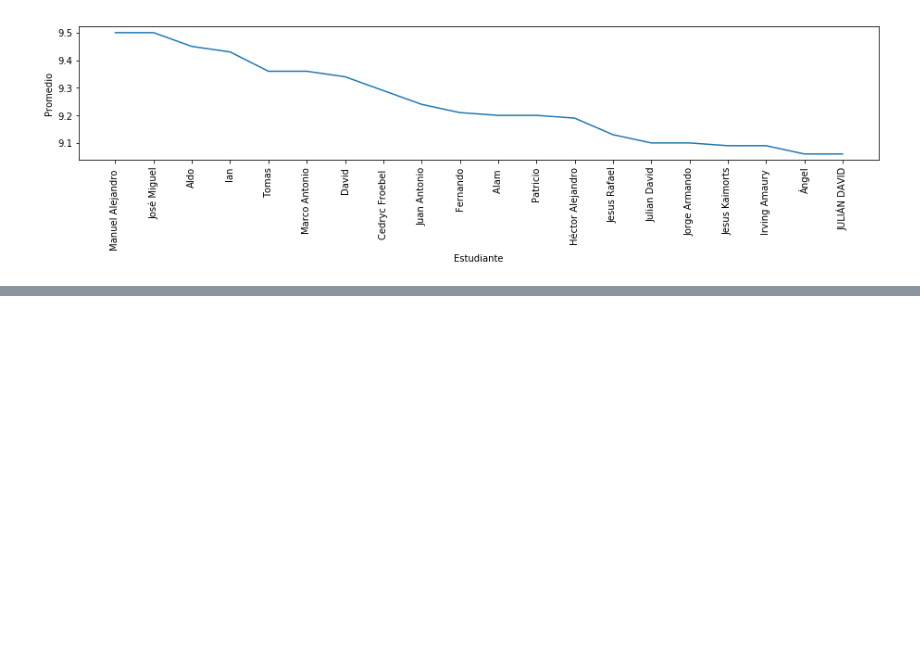
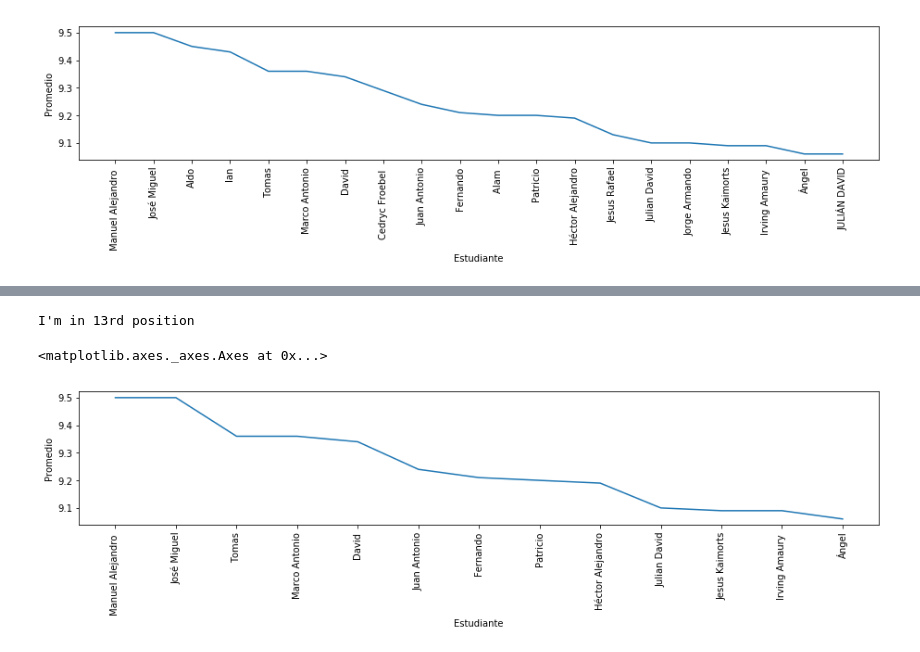
Before and after one commit to Ang3lino/learningML, a Jupyter notebook: preprocessing/albuquerque/albuquerque.ipynb, the cells around one changed output, grey strips where cells are left out. Cells and saved outputs as stored; diff of their text form; code cells hidden in the pictures; blank space fills up the shorter version.

```diff
--- a/preprocessing/albuquerque/albuquerque.ipynb
+++ b/preprocessing/albuquerque/albuquerque.ipynb
@@ -85,0 +116,5 @@ sns.distplot(samples['promedio'])
+# %%
+non_graduated_males = males_sorted[males_sorted['porcentajecreditos'] < 100] # remove graduated people
+attrs = ['nombre', 'promedio', 'unidadacademica', 'porcentajecreditos']
+print(f'|males| = {len(males)}, |non_graduated| = {len(non_graduated_males)}')
+non_graduated_males[attrs]
@@ -85,0 +140,25 @@ sns.distplot(samples['promedio'])
+# %%
+
+for place, value in enumerate(non_graduated_males.index):
+    if value == 3: # my ID
+        print(f"I'm in {place + 1}rd position")
+        my_position = place + 1
+        break
+# %% [output]
+I'm in 13rd position
+# %%
+samples = non_graduated_males[:my_position]
+
+fig = plt.figure(figsize=(12, 2))
+
+
+ax = fig.add_axes([0, 0, 1, 1])
+ax.plot(samples['nombre'], samples['promedio'])
+ax.set_xlabel('Estudiante')
+ax.tick_params(axis='x', labelrotation=90) # rotate x labels 90 degrees
+
+ax.set_ylabel('Promedio')
+ax
+# %% [output]
+<matplotlib.axes._axes.Axes at 0x...>
+[figure, added]
```
Also changed, not shown: parts of 4 cells of this notebook.
